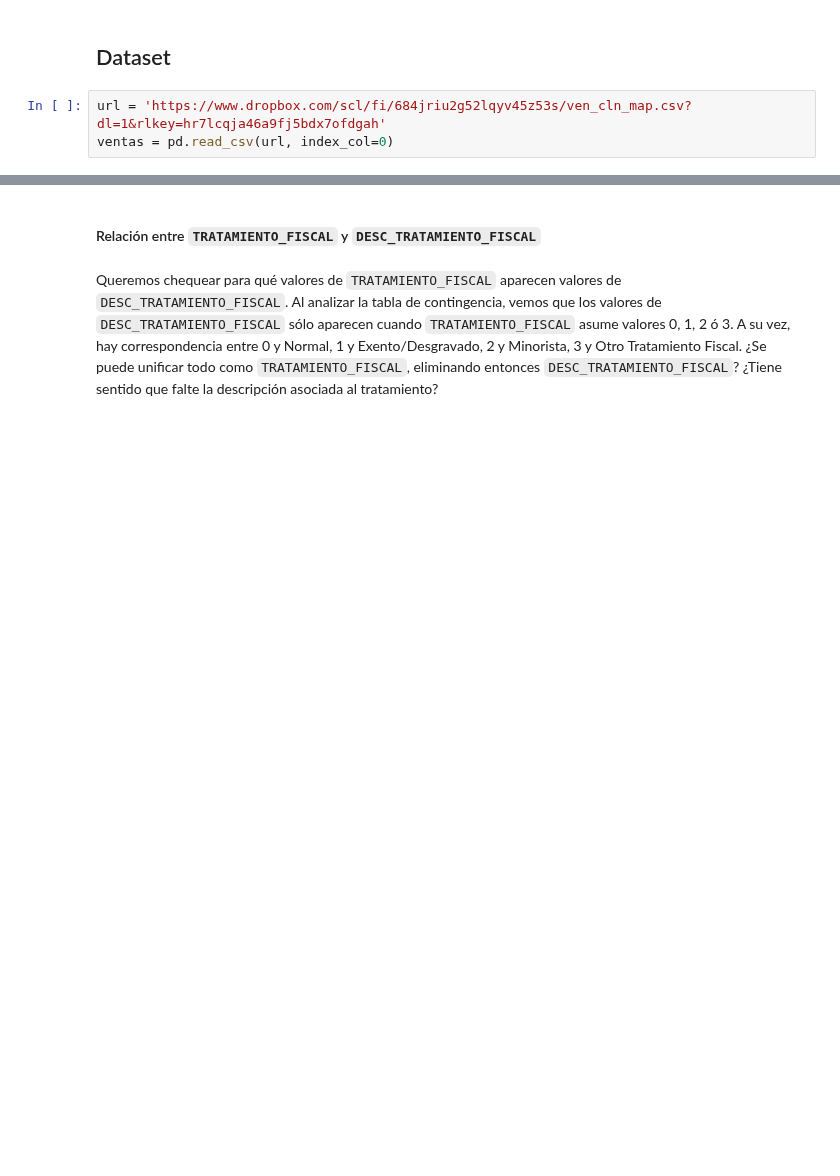
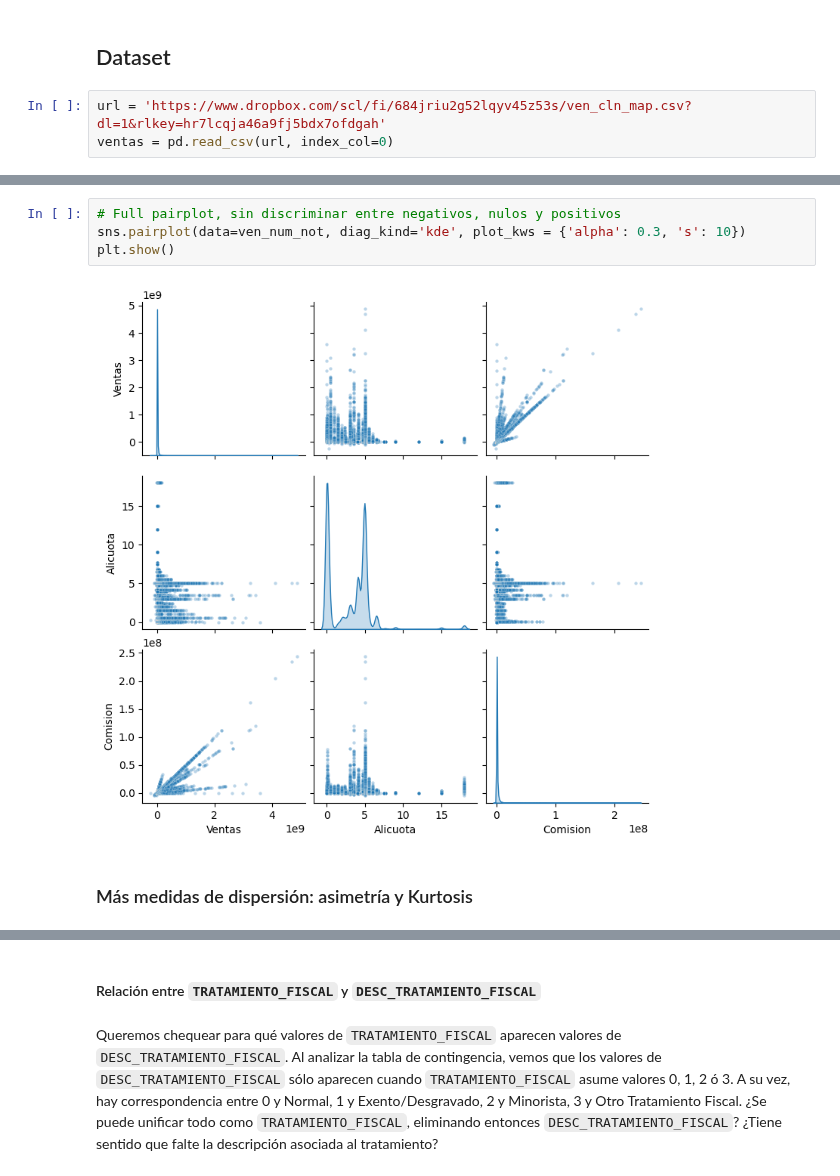
Before and after one commit to Cheva94/Diplo_M16, a Jupyter notebook: AyVD/resolucion02.ipynb, the cells around one changed output, grey strips where cells are left out. Saved outputs shown, nothing was run; the diff lists cells and outputs as text; blank space fills up the shorter version.

```diff
--- a/AyVD/resolucion02.ipynb
+++ b/AyVD/resolucion02.ipynb
@@ -129,0 +176,8 @@ for k in range(len(prueba2['ID_VENDEDOR'])):
+# %%
+# Full pairplot, sin discriminar entre negativos, nulos y positivos
+sns.pairplot(data=ven_num_not, diag_kind='kde', plot_kws = {'alpha': 0.3, 's': 10})
+plt.show()
+# %% [output]
+[figure, added]
+# %% [markdown]
+### Más medidas de dispersión: asimetría y Kurtosis
```
Also changed, not shown: parts of 77 cells of this notebook, 3 other files.
